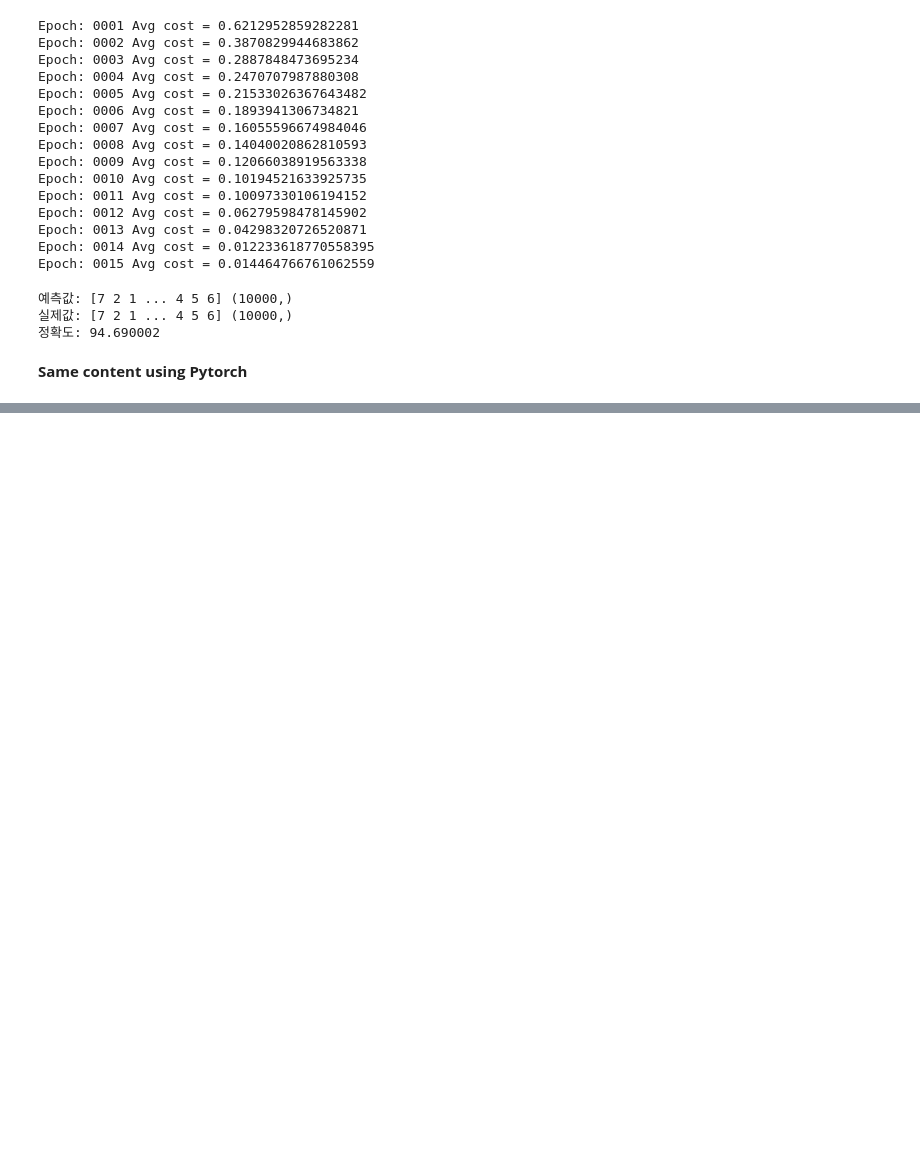
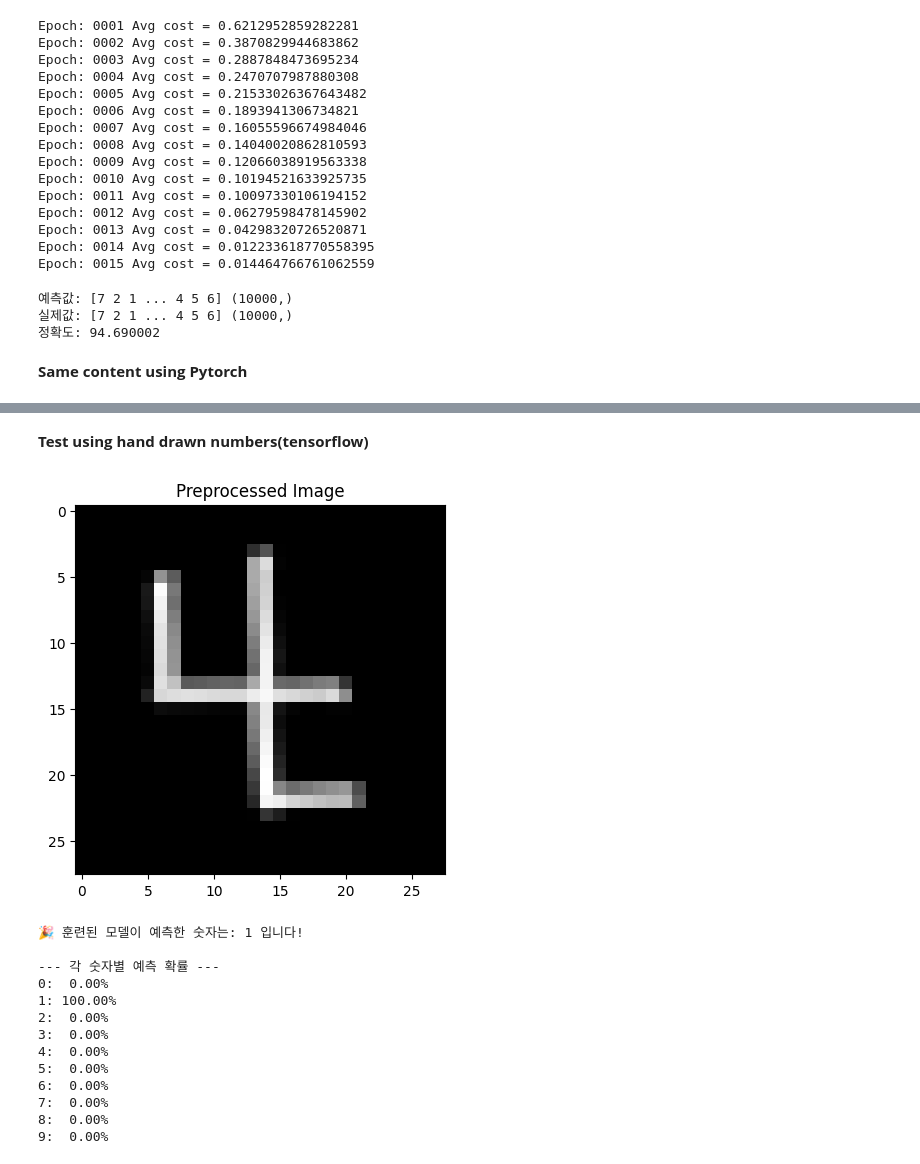
Before and after one commit to cyycyy77/ML-DL_study, a Jupyter notebook: DL_Neural_Network.ipynb, the cells around one changed output, grey strips where cells are left out. Cells and saved outputs as stored; diff of their text form; code cells hidden in the pictures; blank space fills up the shorter version.

Commit message:
feat: test using hand drawn numbers

```diff
--- a/DL_Neural_Network.ipynb
+++ b/DL_Neural_Network.ipynb
@@ -665,0 +666,66 @@ Test-Accuracy: 0.9809137582778931
+# %% [markdown]
+**Test using hand drawn numbers(tensorflow)**
+# %%
+import numpy as np
+import tensorflow as tf
+from PIL import Image, ImageOps
+import matplotlib.pyplot as plt
+
+# 1. 이미지 불러오기 및 흑백(Grayscale) 변환
+img = Image.open('/my_number_2.png').convert('L')
+
+# 2. MNIST 사이즈인 28x28 픽셀로 축소
+img = img.resize((28, 28))
+
+# 3. 색상 반전 (매우 중요!)
+# 우리가 종이에 쓸 때는 '흰 바탕에 검은 글씨'지만,
+# MNIST 데이터는 '검은 바탕에 흰 글씨'입니다. 이를 맞춰줍니다.
+img = ImageOps.invert(img)
+
+# 화면에 어떻게 변환되었는지 그려서 확인해보기
+plt.imshow(img, cmap='gray')
+plt.title("Preprocessed Image")
+plt.show()
+
+# 4. 넘파이 배열로 변환 후 정규화 (0~1 사이 값으로 만들기)
+img_array = np.array(img) / 255.0
+
+# 5. 모델 입력 형태에 맞게 1차원(784)으로 펴주기 (Flatten)
+# 데이터가 1장이므로 (1, 784) 형태로 모양을 바꿉니다.
+test_image = tf.reshape(img_array, shape=[-1, 784])
+
+# 에러 방지를 위해 데이터 타입을 float64로 명시적으로 맞춰줍니다.
+test_image = tf.cast(test_image, tf.float64)
+
+# 6. 학습된 모델에 넣고 예측하기
+# 6-1. 모델의 출력값(날것의 점수, Logits)을 구합니다.
+logits = model(test_image)
+
+# 6-2. Softmax 함수를 통과시켜 0~1 사이의 확률값으로 변환합니다.
+# [0]을 붙여서 2차원 배열(1, 10)을 1차원(10,)으로 꺼내옵니다.
+probabilities = tf.nn.softmax(logits).numpy()[0]
+
+# 6-3. 가장 높은 확률을 가진 인덱스(예측값)를 찾습니다.
+prediction = np.argmax(probabilities)
+
+print(f"🎉 훈련된 모델이 예측한 숫자는: {prediction} 입니다!\n")
+
+# 6-4. 0부터 9까지 각 숫자별 예측 확률을 텍스트로 출력합니다.
+print("--- 각 숫자별 예측 확률 ---")
+for i, prob in enumerate(probabilities):
+    print(f"{i}: {prob * 100:>5.2f}%")
+# %% [output]
+[figure, added]
+🎉 훈련된 모델이 예측한 숫자는: 1 입니다!
+
+--- 각 숫자별 예측 확률 ---
+0:  0.00%
+1: 100.00%
+2:  0.00%
+3:  0.00%
+4:  0.00%
+5:  0.00%
+6:  0.00%
+7:  0.00%
+8:  0.00%
+9:  0.00%
```
Also changed, not shown: parts of 4 cells of this notebook.
